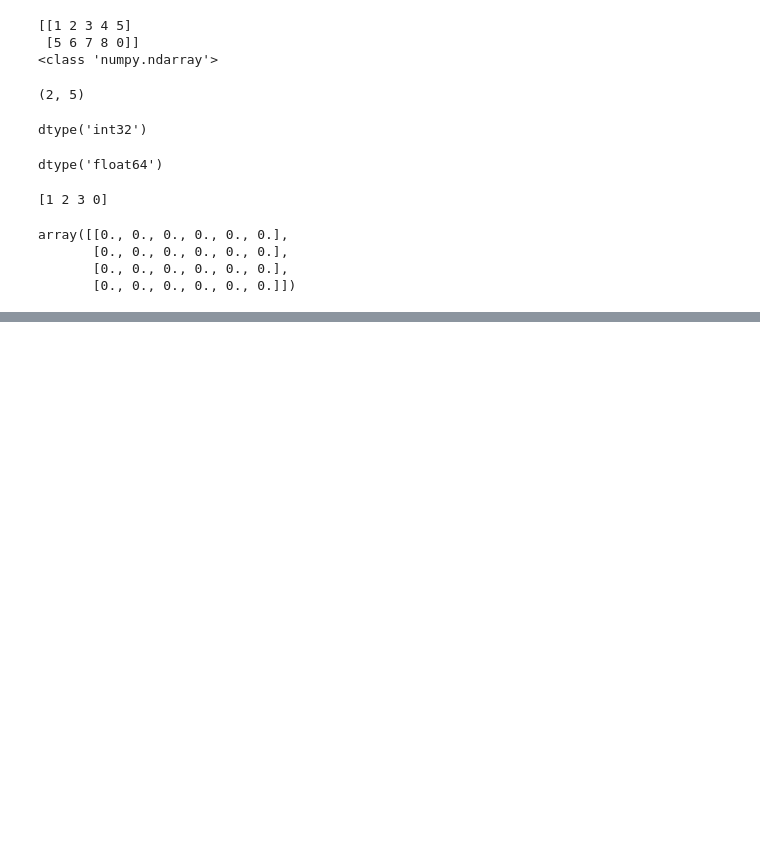
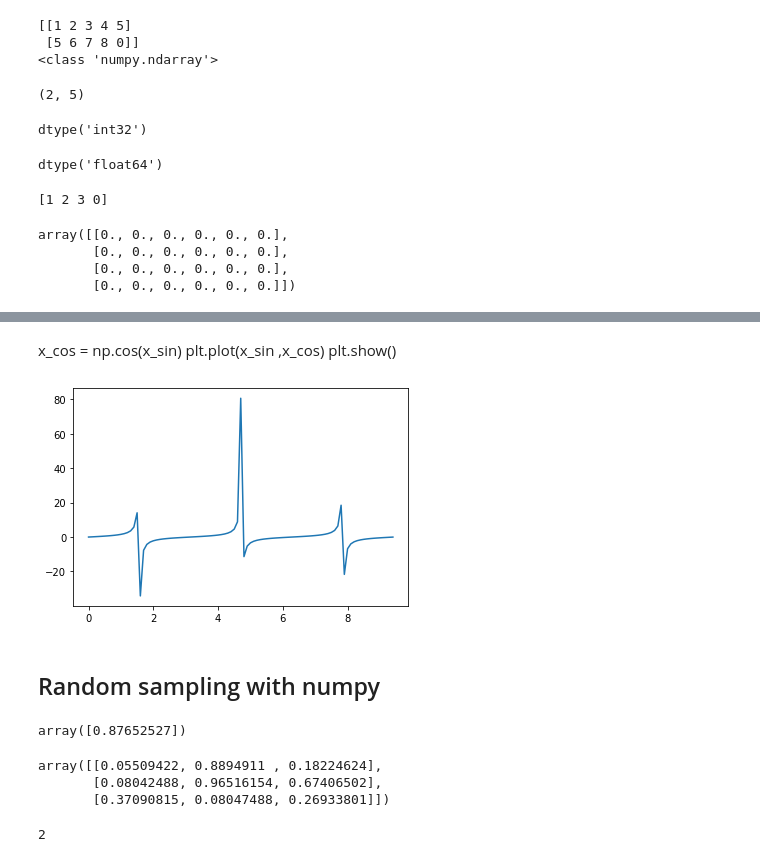
Before and after one commit to Zohaib907/DS-libraries, a Jupyter notebook: numpy_intro.ipynb, the cells around one changed output, grey strips where cells are left out. Saved outputs shown, nothing was run; the diff lists cells and outputs as text; code cells hidden in the pictures; blank space fills up the shorter version.

Commit message:
numpy_intro_v1
Complete numpy

```diff
--- a/numpy_intro.ipynb
+++ b/numpy_intro.ipynb
@@ -75,0 +783,12 @@ array([1., 1., 1., 1., 1., 1.])
+# %% [markdown]
+x_cos = np.cos(x_sin)
+plt.plot(x_sin ,x_cos)
+plt.show()
+# %%
+x_tan = np.tan(x_sin)
+plt.plot(x_sin ,x_tan)
+plt.show()
+# %% [output]
+[figure, added]
+# %% [markdown]
+## Random sampling with numpy
@@ -75,0 +801,17 @@ array([1., 1., 1., 1., 1., 1.])
+# %%
+np.random.random(1)
+# %% [output]
+array([0.87652527])
+# %%
+# 2D-array generate through random sampling
+# 3rows and 3columns
+np.random.random((3,3))
+# %% [output]
+array([[0.05509422, 0.8894911 , 0.18224624],
+       [0.08042488, 0.96516154, 0.67406502],
+       [0.37090815, 0.08047488, 0.26933801]])
+# %%
+# if we want integer random
+np.random.randint(1,4)#-->range 1 to 4
+# %% [output]
+2
```
Also changed, not shown: parts of 171 cells of this notebook.
